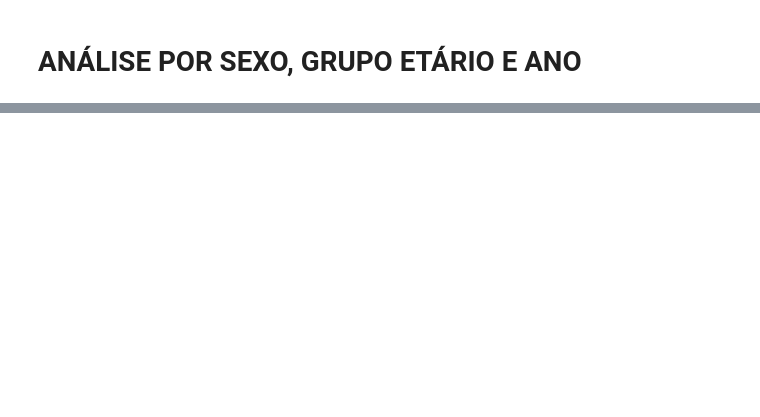
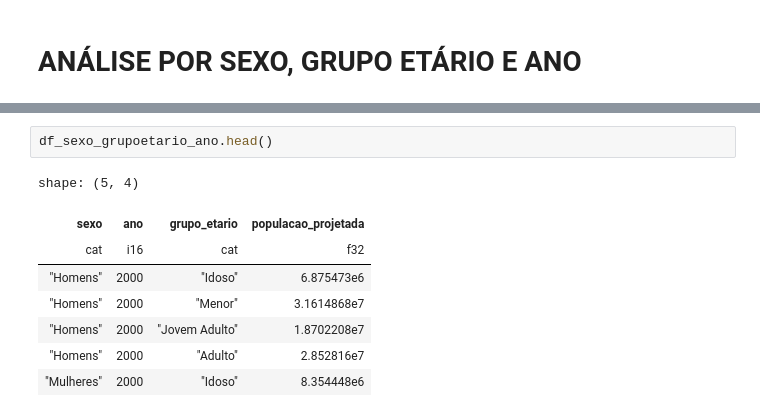
Before and after one commit to LazaroDamasceno/Rascunho-Artigo, a Jupyter notebook: analise_dados/projecao_populaco_ibge/pt_br/populacao_projetada.ipynb, the cells around one changed output, grey strips where cells are left out. Drawn from its saved outputs; the diff is of its cells as text; blank space fills up the shorter version.

```diff
--- a/analise_dados/projecao_populaco_ibge/pt_br/populacao_projetada.ipynb
+++ b/analise_dados/projecao_populaco_ibge/pt_br/populacao_projetada.ipynb
@@ -54,0 +186,11 @@ shape: (5, 4)
+# %%
+df_sexo_grupoetario_ano.head()
+# %% [output]
+shape: (5, 4)
+| sexo | ano | grupo_etario | populacao_projetada |
+| cat | i16 | cat | f32 |
+| "Homens" | 2000 | "Idoso" | 6.875473e6 |
+| "Homens" | 2000 | "Menor" | 3.1614868e7 |
+| "Homens" | 2000 | "Jovem Adulto" | 1.8702208e7 |
+| "Homens" | 2000 | "Adulto" | 2.852816e7 |
+| "Mulheres" | 2000 | "Idoso" | 8.354448e6 |
```
Also changed, not shown: parts of 14 cells of this notebook, 11 other files.
